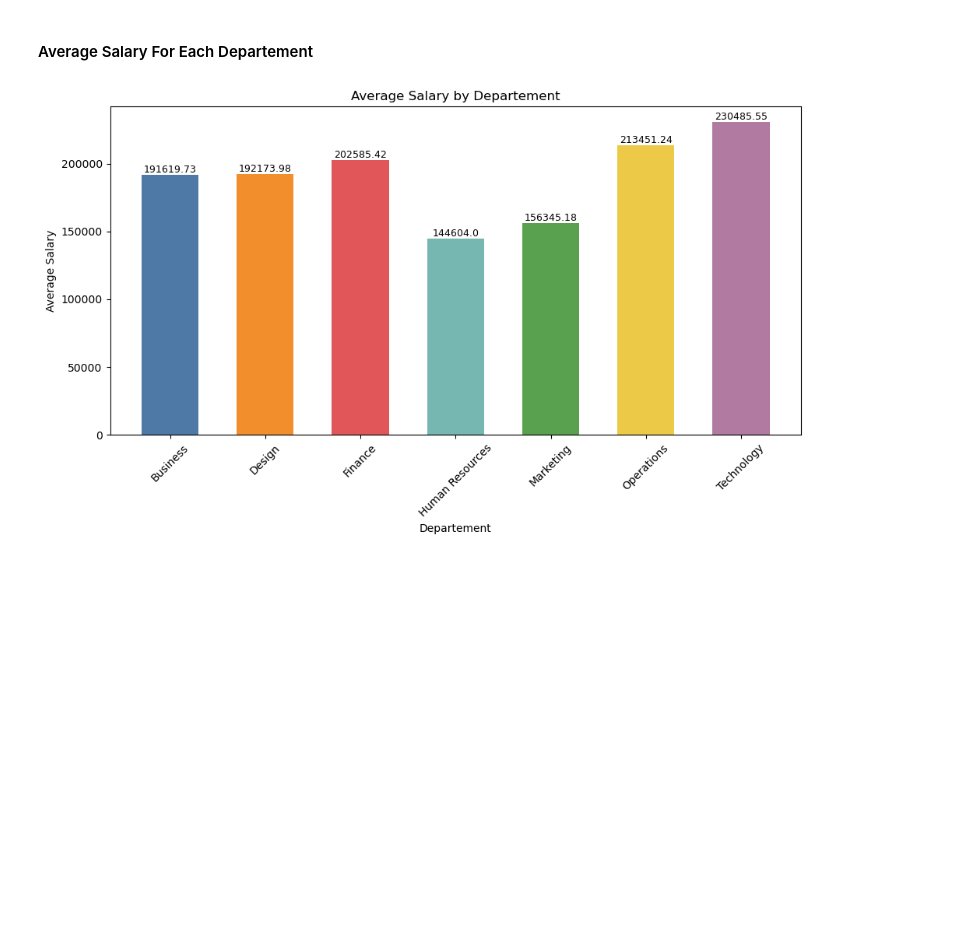
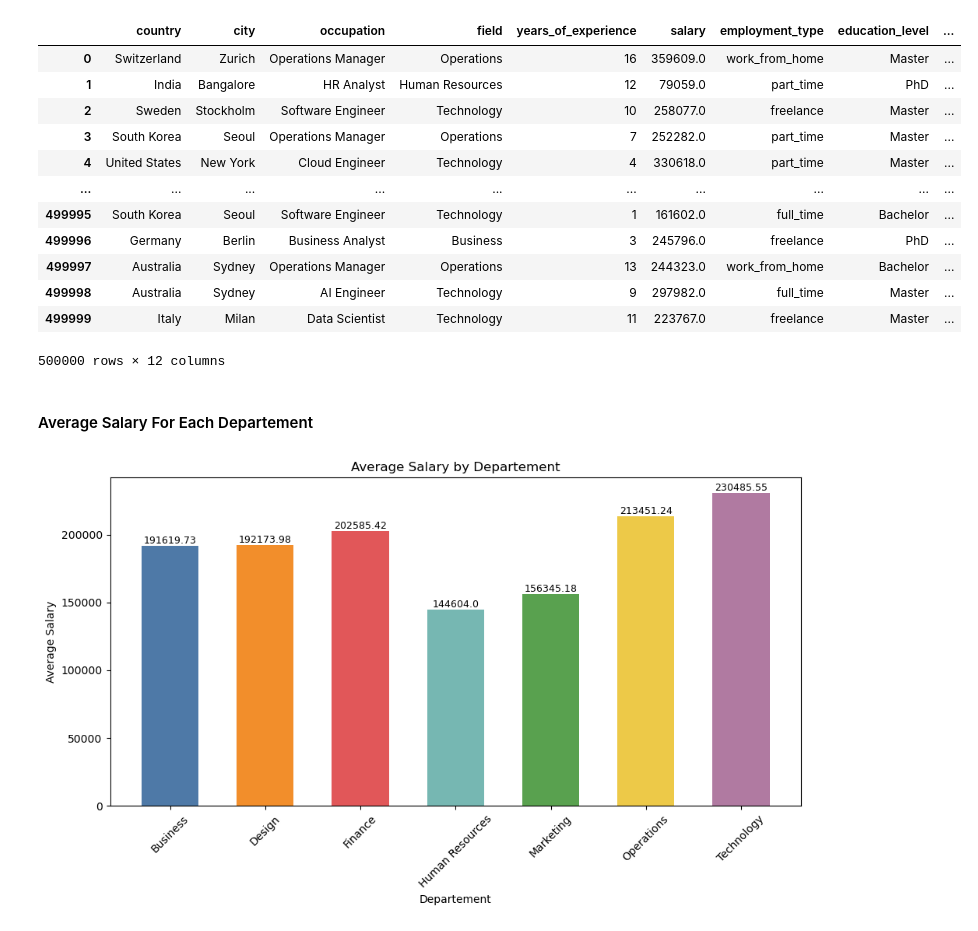
Before and after one commit to KaraniAbdellah/Job_Market, a Jupyter notebook: eda.ipynb, the cells around one changed output. Saved outputs shown, nothing was run; the diff lists cells and outputs as text; code cells hidden in the pictures; blank space fills up the shorter version.

```diff
--- a/eda.ipynb
+++ b/eda.ipynb
@@ -8,6 +8,21 @@ import seaborn as sns
 # %%
 df_dataset = pd.read_csv("./data/job_market_dataset.csv")
 c_df = c.deepcopy(df_dataset)
+c_df
+# %% [output]
+|  | country | city | occupation | field | years_of_experience | salary | employment_type | education_level | ... |
+| 0 | Switzerland | Zurich | Operations Manager | Operations | 16 | 359609.0 | work_from_home | Master | ... |
+| 1 | India | Bangalore | HR Analyst | Human Resources | 12 | 79059.0 | part_time | PhD | ... |
+| 2 | Sweden | Stockholm | Software Engineer | Technology | 10 | 258077.0 | freelance | Master | ... |
+| 3 | South Korea | Seoul | Operations Manager | Operations | 7 | 252282.0 | part_time | Master | ... |
+| 4 | United States | New York | Cloud Engineer | Technology | 4 | 330618.0 | part_time | Master | ... |
+| ... | ... | ... | ... | ... | ... | ... | ... | ... | ... |
+| 499995 | South Korea | Seoul | Software Engineer | Technology | 1 | 161602.0 | full_time | Bachelor | ... |
+| 499996 | Germany | Berlin | Business Analyst | Business | 3 | 245796.0 | freelance | PhD | ... |
+| 499997 | Australia | Sydney | Operations Manager | Operations | 13 | 244323.0 | work_from_home | Bachelor | ... |
+| 499998 | Australia | Sydney | AI Engineer | Technology | 9 | 297982.0 | full_time | Master | ... |
+| 499999 | Italy | Milan | Data Scientist | Technology | 11 | 223767.0 | freelance | Master | ... |
+500000 rows × 12 columns
 # %% [markdown]
 #### Average Salary For Each Departement
 # %%
```
Also changed, not shown: parts of 1 cell of this notebook, 2 other files.
